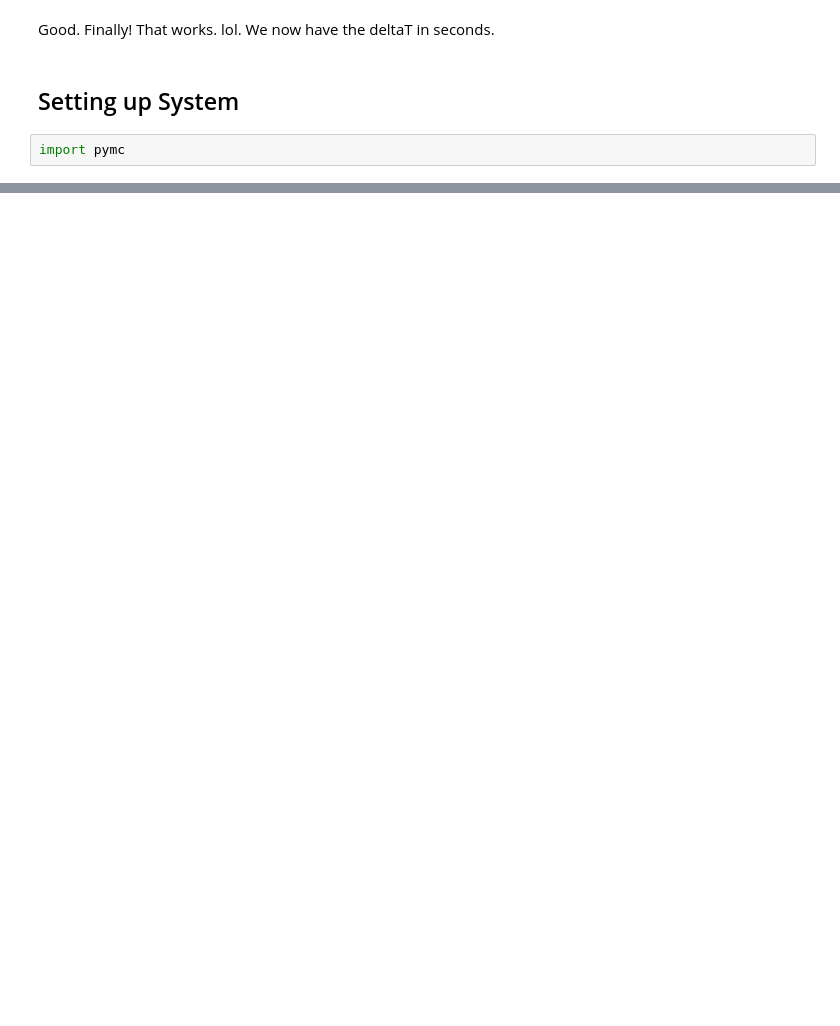
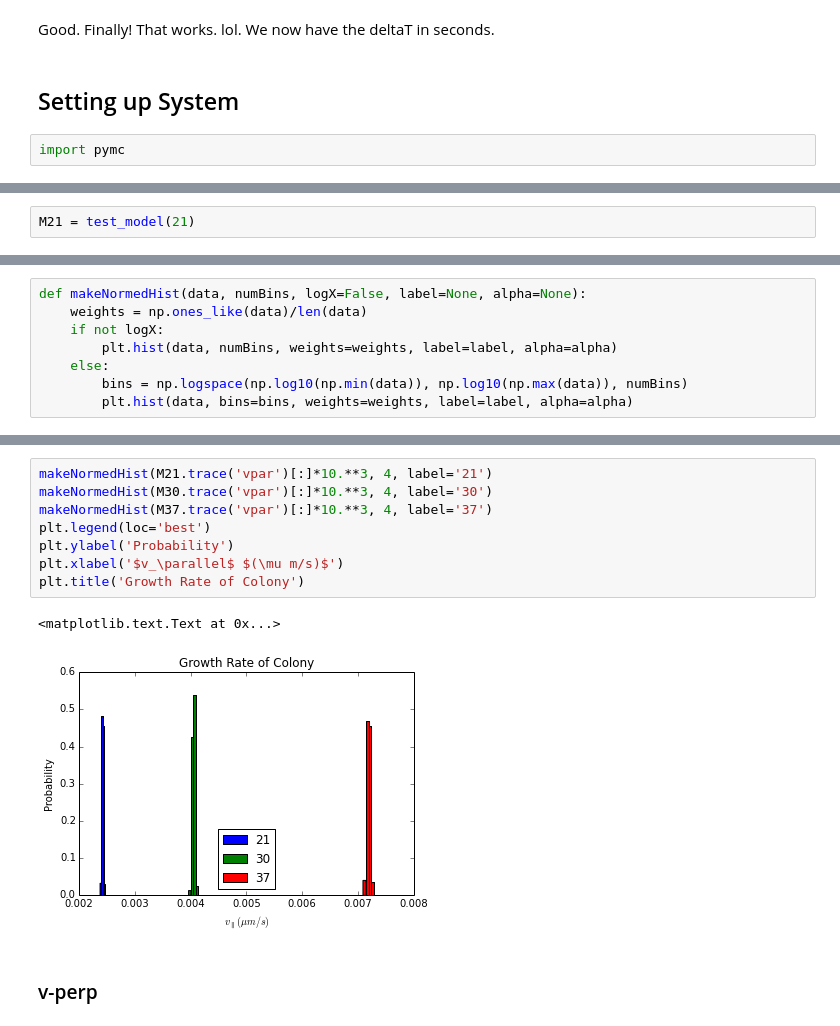
Before and after one commit to btweinstein/chirality_finder, a Jupyter notebook: Final_Diffusion_Analysis-2.ipynb, the cells around one changed output, grey strips where cells are left out. Cells and saved outputs as stored; diff of their text form; blank space fills up the shorter version.

```diff
--- a/Final_Diffusion_Analysis-2.ipynb
+++ b/Final_Diffusion_Analysis-2.ipynb
@@ -590,0 +551,2 @@ Done setting up!
+# %%
+M21 = test_model(21)
@@ -590,0 +617,8 @@ Done setting up!
+# %%
+def makeNormedHist(data, numBins, logX=False, label=None, alpha=None):
+    weights = np.ones_like(data)/len(data)
+    if not logX:
+        plt.hist(data, numBins, weights=weights, label=label, alpha=alpha)
+    else:
+        bins = np.logspace(np.log10(np.min(data)), np.log10(np.max(data)), numBins)
+        plt.hist(data, bins=bins, weights=weights, label=label, alpha=alpha)
@@ -590,0 +637,13 @@ Done setting up!
+# %%
+makeNormedHist(M21.trace('vpar')[:]*10.**3, 4, label='21')
+makeNormedHist(M30.trace('vpar')[:]*10.**3, 4, label='30')
+makeNormedHist(M37.trace('vpar')[:]*10.**3, 4, label='37')
+plt.legend(loc='best')
+plt.ylabel('Probability')
+plt.xlabel('$v_\parallel$ $(\mu m/s)$')
+plt.title('Growth Rate of Colony')
+# %% [output]
+<matplotlib.text.Text at 0x...>
+[figure, added]
+# %% [markdown]
+### v-perp
```
Also changed, not shown: parts of 38 cells of this notebook, 6 other files.
